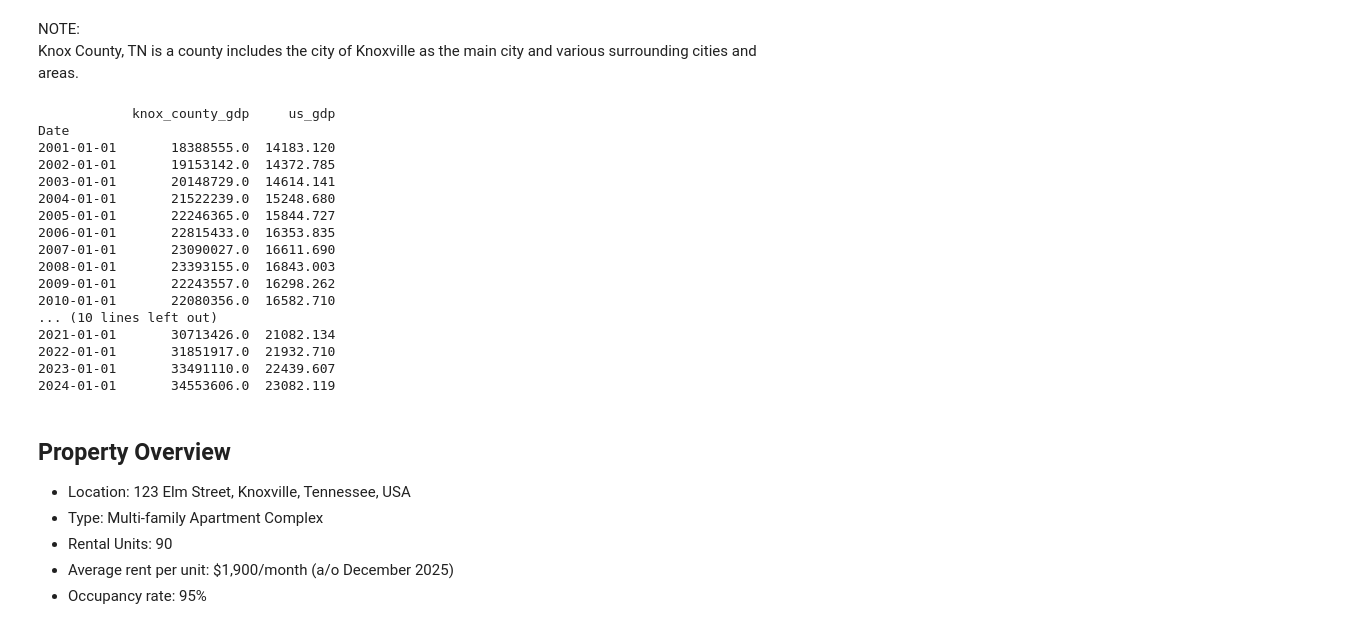
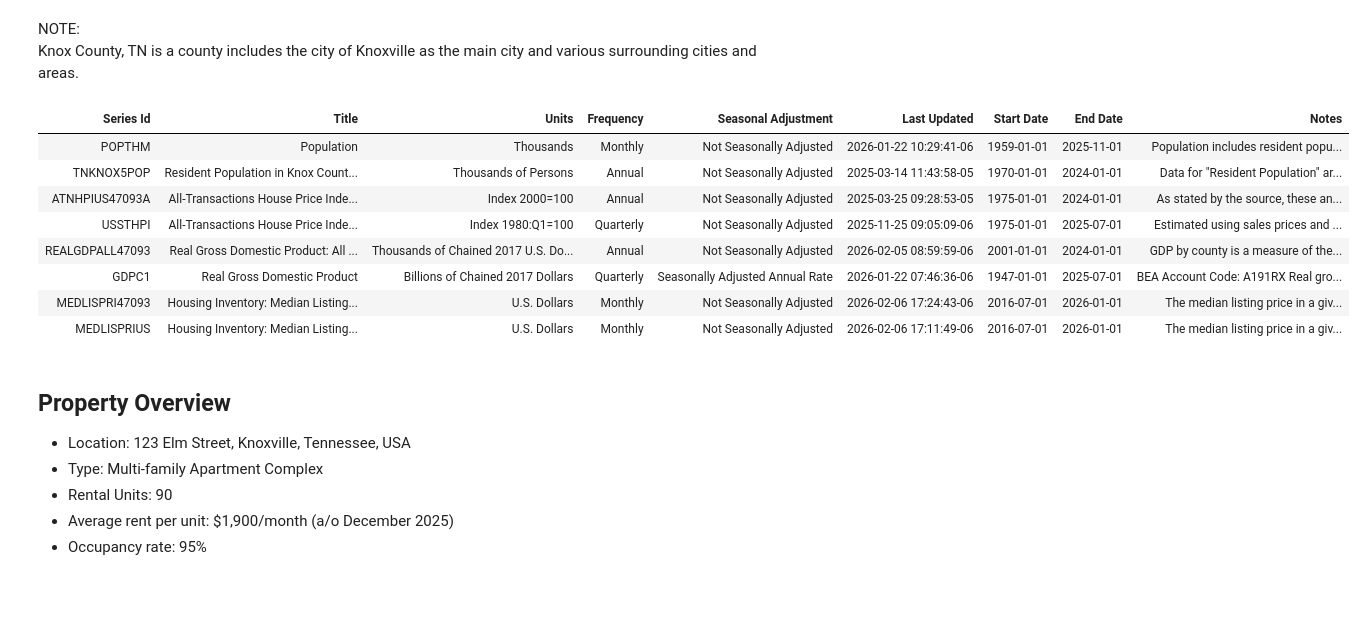
Before and after one commit to aaron-san/ancient-heights, a Jupyter notebook: index.ipynb, the cells around one changed output. Drawn from its saved outputs; the diff is of its cells as text; code cells hidden in the pictures; blank space fills up the shorter version.

```diff
--- a/index.ipynb
+++ b/index.ipynb
@@ -111,34 +112,44 @@ series_ids = [
     "ATNHPIUS47093A",
     "USSTHPI",
     "REALGDPALL47093",
     "GDPC1",
     "MEDLISPRI47093",
     "MEDLISPRIUS",
 ]
 
 df_metadata = pd.read_excel("../data/fred_series_metadata.xlsx")
 # print(df_metadata)
 
 # df_metadata = df_metadata.loc[:, ~df_metadata.columns.str.startswith("Unnamed")]
 
 try:
     df_metadata
 except NameError:
     df_metadata = fred.get_metadata_table(series_ids)
 
 df_metadata = case.snake_to_title_case(df_metadata)
 
 # df_metadata = df_metadata.replace(r"\r", " ", regex=True)
 min_widths = {
     "Notes": "400px",
 }
 
 
 tables.pretty_table(
     df_metadata, min_widths=min_widths, font_size="12px", show_index=False
 )
 
-df_metadata.to_excel("../data/fred_series_metadata.xlsx", index=False)
+# df_metadata.to_excel("../data/fred_series_metadata.xlsx", index=False)
+# %% [output]
+| Series Id | Title | Units | Frequency | Seasonal Adjustment | Last Updated | Start Date | End Date | Notes |
+| POPTHM | Population | Thousands | Monthly | Not Seasonally Adjusted | 2026-01-22 10:29:41-06 | 1959-01-01 | 2025-11-01 | Population includes resident popu... |
+| TNKNOX5POP | Resident Population in Knox Count... | Thousands of Persons | Annual | Not Seasonally Adjusted | 2025-03-14 11:43:58-05 | 1970-01-01 | 2024-01-01 | Data for "Resident Population" ar... |
+| ATNHPIUS47093A | All-Transactions House Price Inde... | Index 2000=100 | Annual | Not Seasonally Adjusted | 2025-03-25 09:28:53-05 | 1975-01-01 | 2024-01-01 | As stated by the source, these an... |
+| USSTHPI | All-Transactions House Price Inde... | Index 1980:Q1=100 | Quarterly | Not Seasonally Adjusted | 2025-11-25 09:05:09-06 | 1975-01-01 | 2025-07-01 | Estimated using sales prices and ... |
+| REALGDPALL47093 | Real Gross Domestic Product: All ... | Thousands of Chained 2017 U.S. Do... | Annual | Not Seasonally Adjusted | 2026-02-05 08:59:59-06 | 2001-01-01 | 2024-01-01 | GDP by county is a measure of the... |
+| GDPC1 | Real Gross Domestic Product | Billions of Chained 2017 Dollars | Quarterly | Seasonally Adjusted Annual Rate | 2026-01-22 07:46:36-06 | 1947-01-01 | 2025-07-01 | BEA Account Code: A191RX Real gro... |
+| MEDLISPRI47093 | Housing Inventory: Median Listing... | U.S. Dollars | Monthly | Not Seasonally Adjusted | 2026-02-06 17:24:43-06 | 2016-07-01 | 2026-01-01 | The median listing price in a giv... |
+| MEDLISPRIUS | Housing Inventory: Median Listing... | U.S. Dollars | Monthly | Not Seasonally Adjusted | 2026-02-06 17:11:49-06 | 2016-07-01 | 2026-01-01 | The median listing price in a giv... |
 # %%
 # df.reset_index(names="Date", inplace=True)
 # df.to_csv("data/fred-data.csv", index=False)
@@ -177,22 +202,44 @@ series_ids = {
 # %%
-df = pd.read_csv("data/fred-data.csv")
-df["Date"] = pd.to_datetime(df["Date"])
-df = df.set_index("Date")
+"""Fetch CSV Data"""
+
+# df = pd.read_csv("data/fred-data.csv")
+# df["Date"] = pd.to_datetime(df["Date"])
+# df = df.set_index("Date")
 # Round dates: "2025-01-01" => "2024Q4" => "2024-12-31"
-df.index = pd.to_datetime(df.index)
+# df.index = pd.to_datetime(df.index)
 
-print(df[["knox_county_gdp", "us_gdp"]].dropna())
+""" Data Cleaning """
 
-# df.index = df.index.to_period("Q").to_timestamp("Q")
-# df = df.groupby(df.index).last()
+"""
+GDP
+"""
 
-# print(pop.resample("Q").last().dropna())
+# REALGDPALL47093: not seasonally adjusted, annual
+id = "REALGDPALL47093"
+gdp_knox = pd.read_csv(f"data/raw/{id}.csv", index_col="Date", parse_dates=["Date"])
 
-# print(df.loc[:, ["knox_gdp", "us_gdp"]].dropna(how="all").tail())
+# Change from January 1st (BOY) to December 31st (EOY)
+gdp_knox.index = gdp_knox.index + pd.offsets.YearEnd()
+gdp_knox["GDP Knox County TTM"] = gdp_knox["REALGDPALL47093"]
+gdp_knox.to_csv(f"data/cleaned/{id}.csv", index_label="Date")
 
-# df["knox_gdp_ttm"] = df["knox_gdp"].rolling(4).sum()
-# df["us_gdp_ttm"] = df["us_gdp"].rolling(4).sum()
-# print(df.tail())
+logs.log_change("Dates changed to end-of-year.", f"data/cleaned/{id}.txt")
+
+# GDPC1: seasonally adjusted, quarterly
+id = "GDPC1"
+gdp_us = pd.read_csv(f"data/raw/{id}.csv", index_col="Date", parse_dates=["Date"])
+# Adjust each date to the end of its quarter
+gdp_us.index = gdp_us.index + pd.offsets.QuarterEnd()
+# us_gdp (GDPC1): seasonally adjusted annual (quarterly x 4), quarterly
+gdp_us["GDP U.S. Quarterly"] = gdp_us["GDPC1"].div(4)
+gdp_us["GDP U.S. TTM"] = gdp_us["GDP U.S. Quarterly"].rolling(4).sum()
+
+gdp_us.to_csv(f"data/cleaned/{id}.csv", index_label="Date")
+logs.log_change(
+    "Dates changed to end-of-quarter. Computed quarterly figures and trailing twelve month figures.",
+    f"data/cleaned/{id}.txt",
+)
+
 
 # long = df.melt(ignore_index=False)
 # long = long.sort_values(["variable"])
@@ -205,11 +252,8 @@ print(df[["knox_county_gdp", "us_gdp"]].dropna())
 #     index=long.index, columns="variable", values="pct_chg"
 # ).dropna()
 
-
 # data = df.melt(id_vars="Date")
-
 # df_pct = df.loc[:, "knox_trans_ind"].pct_change()
-
 
 # long = plot_data.melt(ignore_index=False)
 #     long = long.sort_values(["variable", long.index.name])
@@ -222,24 +266,6 @@ print(df[["knox_county_gdp", "us_gdp"]].dropna())
 #     wide = long.pivot_table(
 #         index=long.index, columns="variable", values="pct_chg"
 #     ).dropna(how="all")
-# %% [output]
-            knox_county_gdp     us_gdp
-Date
-2001-01-01       18388555.0  14183.120
-2002-01-01       19153142.0  14372.785
-2003-01-01       20148729.0  14614.141
-2004-01-01       21522239.0  15248.680
-2005-01-01       22246365.0  15844.727
-2006-01-01       22815433.0  16353.835
-2007-01-01       23090027.0  16611.690
-2008-01-01       23393155.0  16843.003
-2009-01-01       22243557.0  16298.262
-2010-01-01       22080356.0  16582.710
-... (10 lines left out)
-2021-01-01       30713426.0  21082.134
-2022-01-01       31851917.0  21932.710
-2023-01-01       33491110.0  22439.607
-2024-01-01       34553606.0  23082.119
 # %% [markdown]
 ## Property Overview
 
```
Also changed, not shown: parts of 7 cells of this notebook, 14 other files.
